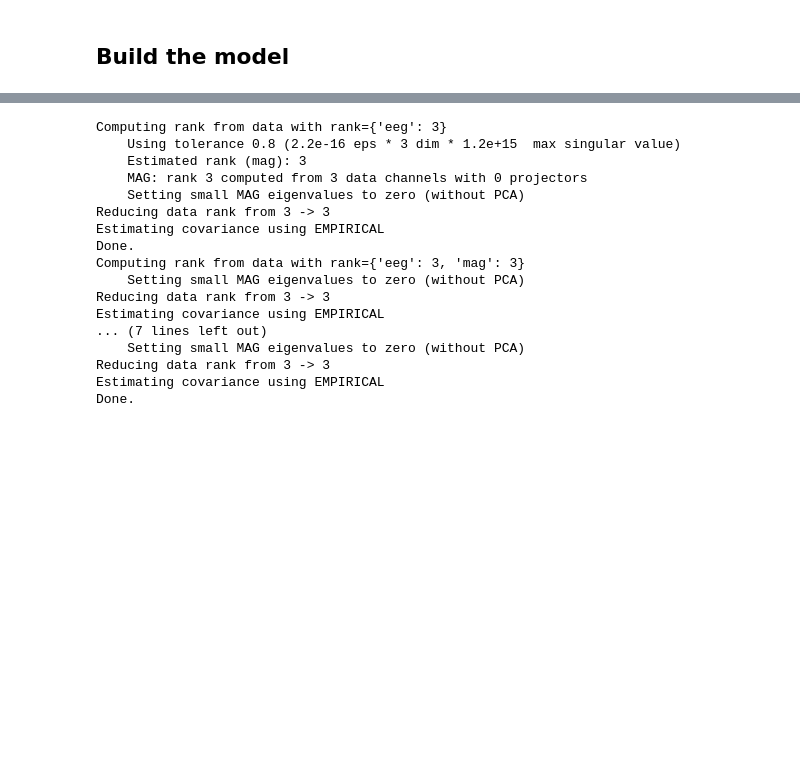
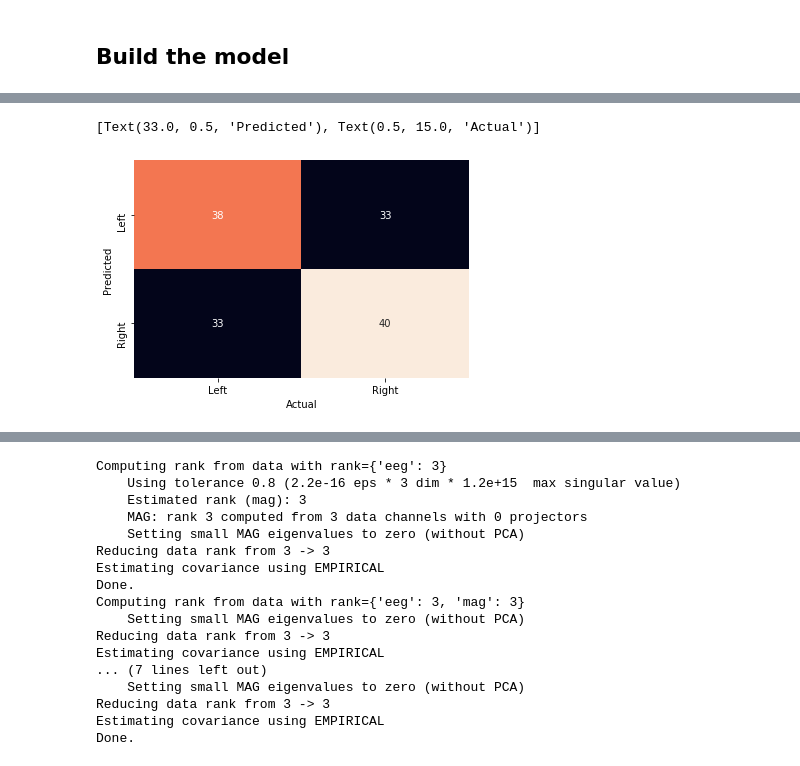
Before and after one commit to xuanyuw/LSTM_EEG_Classification, a Jupyter notebook: LSTM_EEG_Classification.ipynb, the cells around one changed output, grey strips where cells are left out. Cells and saved outputs as stored; diff of their text form; code cells hidden in the pictures; blank space fills up the shorter version.

Commit message:
cleaned failed approach, tried on individual data

```diff
--- a/LSTM_EEG_Classification.ipynb
+++ b/LSTM_EEG_Classification.ipynb
@@ -250,11 +164,0 @@ train_x_fft, test_x_fft, train_y_fft, test_y_fft = train_test_split(data_fft, la
-# %%
-def create_model(filters=256, pool_size=4, units=64, dropout=0.1, optim='adam'):
-    model=Sequential()
-    model.add(Conv1D(filters=filters, kernel_size=5, activation = 'relu', input_shape = (750, 3)))
-    model.add(MaxPooling1D(pool_size=pool_size))
-    model.add(LSTM(units))
-    model.add(Dropout(dropout))
-    model.add(Dense(2, activation='softmax'))
-    model.compile(loss = 'sparse_categorical_crossentropy', optimizer=optim, metrics=['accuracy'])
-    return model
-estimator = KerasClassifier(build_fn=create_model, verbose=1)
@@ -315,0 +165,16 @@ Epoch 20/20
+# %%
+# Load data after band-pass filter
+train_data, train_label = populate_filt_data(train_files, event_start, event_end, bsl_start, bsl_end)
+data, label = reshape_data(train_data, train_label)
+train_x, test_x, train_y, test_y = train_test_split(data, label, test_size=0.2, random_state=42)
+
+# TODO: Skip ICA for now because it didn't work
+
+# CSP transformation
+csp = CSP(rank={'eeg':3}, transform_into = 'csp_space')
+x_new = csp.fit_transform(train_x.reshape(train_x.shape[0], train_x.shape[2], train_x.shape[1]),
+                          np.squeeze(train_y)).reshape(train_x.shape[0], train_x.shape[1], train_x.shape[2])
+x_new_test = csp.fit_transform(test_x.reshape(test_x.shape[0], test_x.shape[2], test_x.shape[1]),
+                               np.squeeze(test_y)).reshape(test_x.shape[0], test_x.shape[1], test_x.shape[2])
+
+# plot top CSP filters here
@@ -315,0 +203,5 @@ Epoch 20/20
+# %%
+# build model here
+model = create_model()
+model.fit(x_new, train_y, epochs=20, batch_size=50)
+model.evaluate(x_new_test, test_y)
@@ -315,0 +227,8 @@ Epoch 20/20
+# %%
+y_pred = model.predict_classes(x_new_test)
+cm = confusion_matrix(test_y, np.rint(y_pred))
+ax = sn.heatmap(cm, annot=True, cbar=False, xticklabels=['Left', 'Right'], yticklabels=['Left', 'Right'])
+ax.set(xlabel='Actual', ylabel='Predicted')
+# %% [output]
+[Text(33.0, 0.5, 'Predicted'), Text(0.5, 15.0, 'Actual')]
+[figure, added]
```
Also changed, not shown: parts of 63 cells of this notebook.
